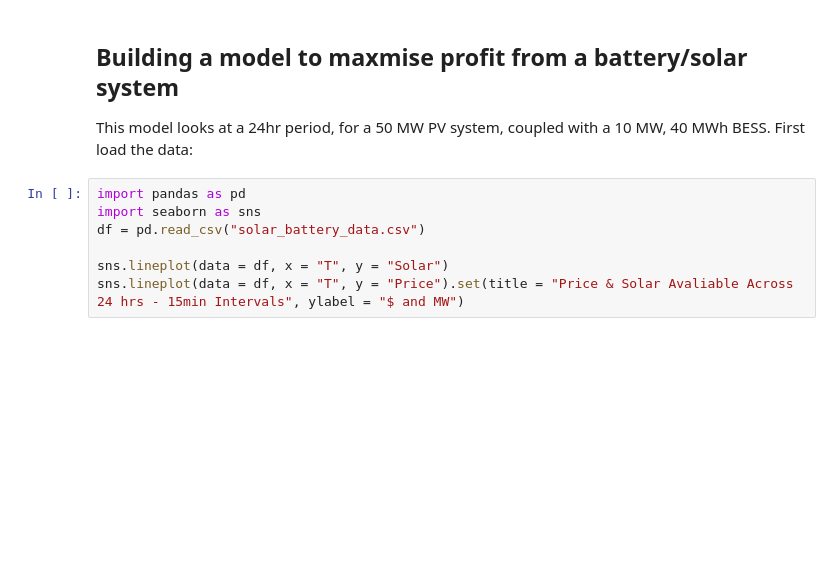
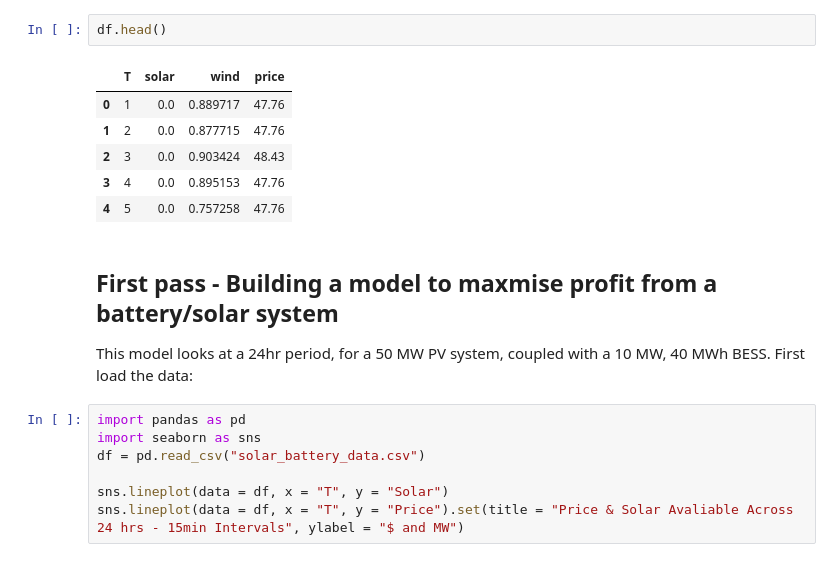
Before and after one commit to chris-lawrie/battery_modeling, a Jupyter notebook: Battery_Arbitrage.ipynb, the cells around one changed output. Saved outputs shown, nothing was run; the diff lists cells and outputs as text; blank space fills up the shorter version.

```diff
--- a/Battery_Arbitrage.ipynb
+++ b/Battery_Arbitrage.ipynb
@@ -1,5 +114,14 @@
+# %%
+df.head()
+# %% [output]
+|  | T | solar | wind | price |
+| 0 | 1 | 0.0 | 0.889717 | 47.76 |
+| 1 | 2 | 0.0 | 0.877715 | 47.76 |
+| 2 | 3 | 0.0 | 0.903424 | 48.43 |
+| 3 | 4 | 0.0 | 0.895153 | 47.76 |
+| 4 | 5 | 0.0 | 0.757258 | 47.76 |
 # %% [markdown]
-## Building a model to maxmise profit from a battery/solar system
+## First pass - Building a model to maxmise profit from a battery/solar system
 
 This model looks at a 24hr period, for a 50 MW PV system, coupled with a 10 MW, 40 MWh BESS. First load the data:
 # %%
```
Also changed, not shown: parts of 3 cells of this notebook, 3 other files.
